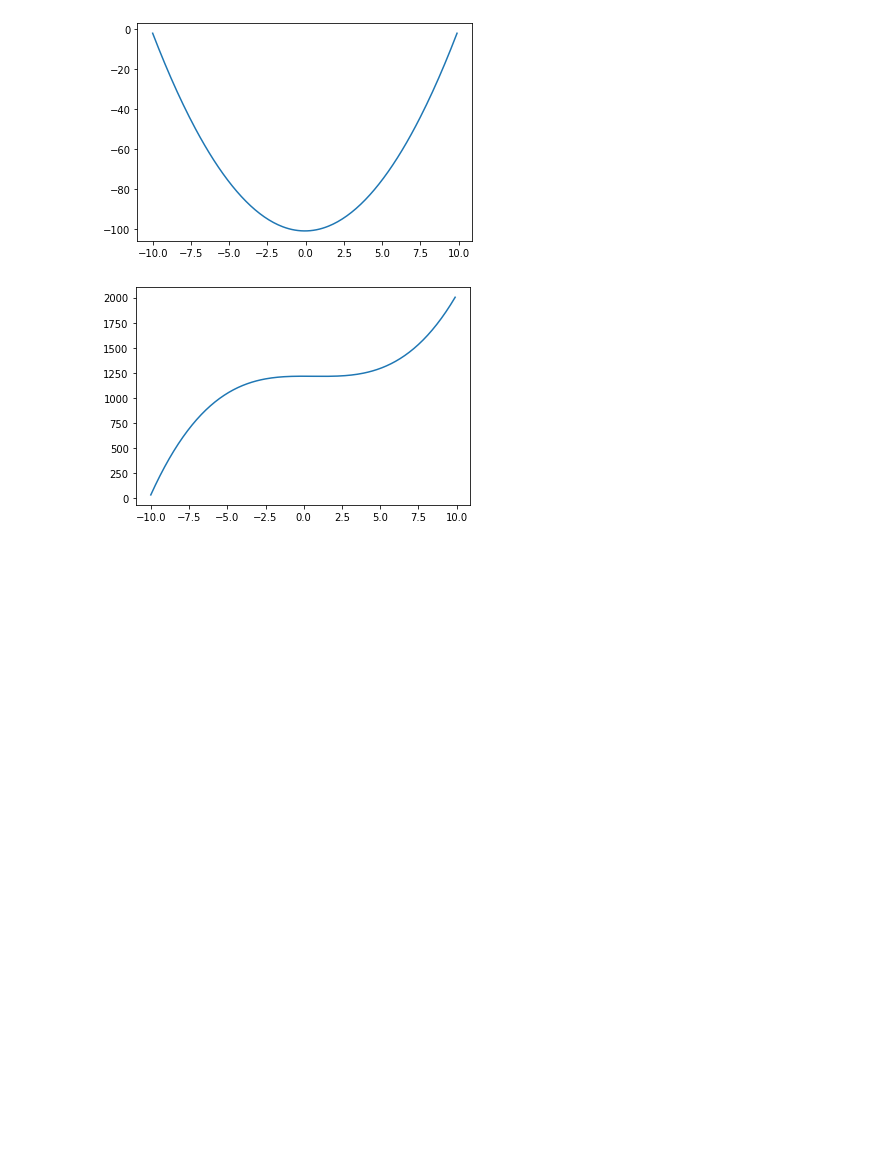
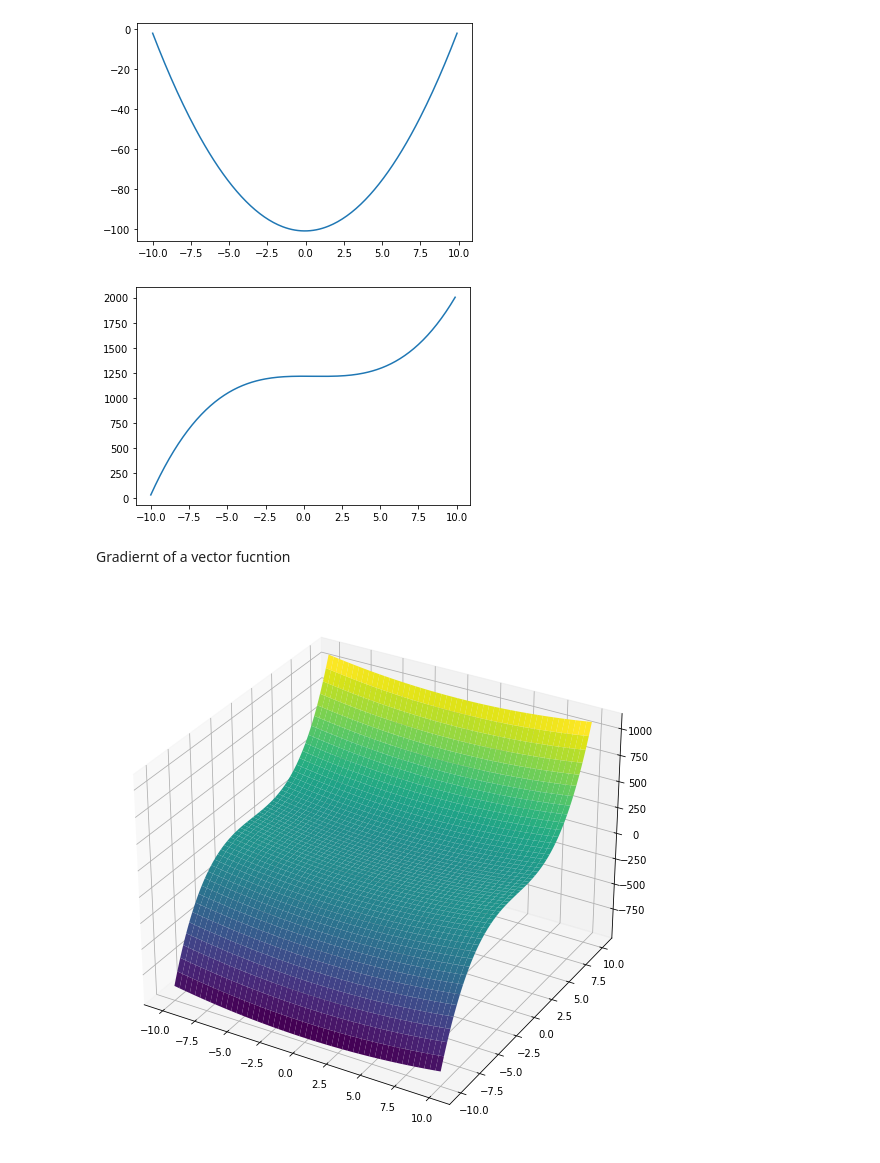
Before and after one commit to Duks31/calculus_ML, a Jupyter notebook: cal.ipynb, the cells around one changed output. Drawn from its saved outputs; the diff is of its cells as text; code cells hidden in the pictures; blank space fills up the shorter version.

Commit message:
gradient of a vector fucntion

```diff
--- a/cal.ipynb
+++ b/cal.ipynb
@@ -114,3 +114,23 @@ plt.plot(x, y)
 plt.show()
 # %% [output]
 [figure]
+# %% [markdown]
+Gradiernt of a vector fucntion
+# %%
+import numpy as np
+import matplotlib.pyplot as plt
+
+# Define the range of x and y
+x = np.linspace(-10, 10, 1000)
+xv, yv = np.meshgrid(x, x, indexing='ij')
+
+# compute f(x,y) = x^2 + y^3
+zv = xv**2 + yv**3
+
+# plotting the surface
+fig = plt.figure(figsize = (10,10))
+ax = fig.add_subplot(projection ='3d')
+ax.plot_surface(xv, yv, zv, cmap = 'viridis')
+plt.show()
+# %% [output]
+[figure, added]
```
Also changed, not shown: parts of 2 cells of this notebook.
